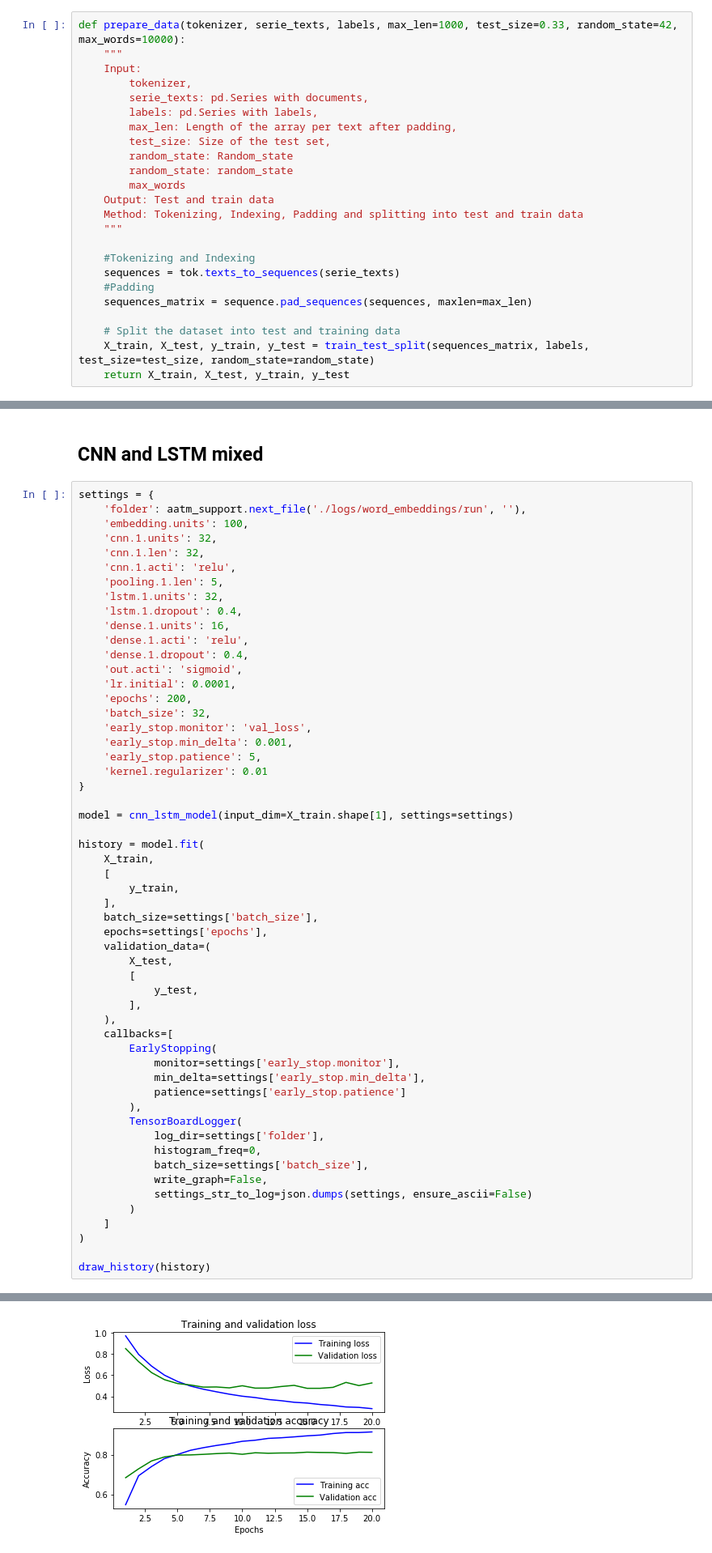
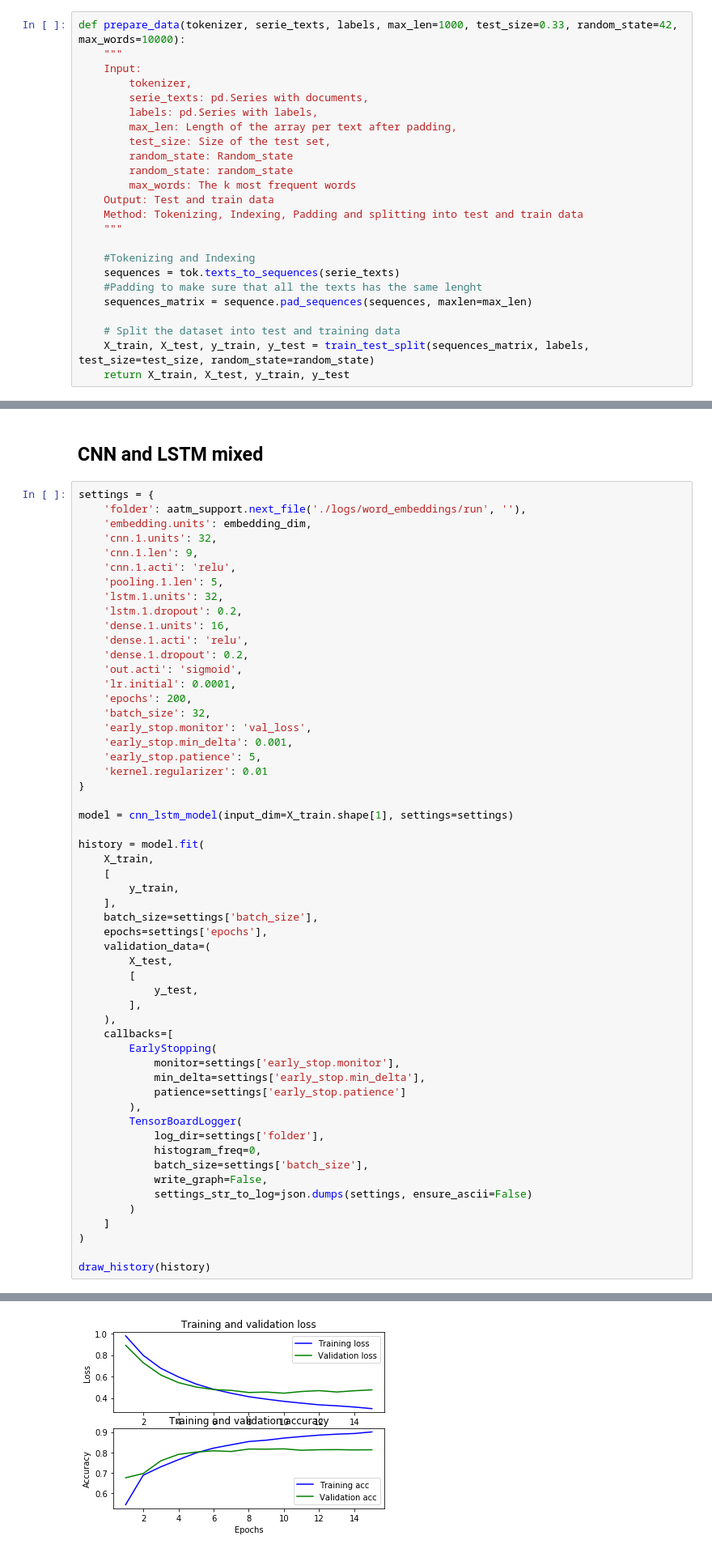
Before and after one commit to Jubke/AATM, a Jupyter notebook: LSTM-dataset_2.ipynb, the cells around one changed output, grey strips where cells are left out. Shown at 81% size. Drawn from its saved outputs; the diff is of its cells as text.

```diff
--- a/LSTM-dataset_2.ipynb
+++ b/LSTM-dataset_2.ipynb
@@ -111,14 +94,14 @@ def prepare_data(tokenizer, serie_texts, labels, max_len=1000, test_size=0.33, r
         test_size: Size of the test set,
         random_state: Random_state
         random_state: random_state
-        max_words
+        max_words: The k most frequent words
     Output: Test and train data
     Method: Tokenizing, Indexing, Padding and splitting into test and train data
     """
 
     #Tokenizing and Indexing
     sequences = tok.texts_to_sequences(serie_texts)
-    #Padding
+    #Padding to make sure that all the texts has the same lenght
     sequences_matrix = sequence.pad_sequences(sequences, maxlen=max_len)
 
     # Split the dataset into test and training data
@@ -904,16 +915,16 @@ acc: 54.42%
 # %%
 settings = {
     'folder': aatm_support.next_file('./logs/word_embeddings/run', ''),
-    'embedding.units': 100,
+    'embedding.units': embedding_dim,
     'cnn.1.units': 32,
-    'cnn.1.len': 32,
+    'cnn.1.len': 9,
     'cnn.1.acti': 'relu',
     'pooling.1.len': 5,
     'lstm.1.units': 32,
-    'lstm.1.dropout': 0.4,
+    'lstm.1.dropout': 0.2,
     'dense.1.units': 16,
     'dense.1.acti': 'relu',
-    'dense.1.dropout': 0.4,
+    'dense.1.dropout': 0.2,
     'out.acti': 'sigmoid',
     'lr.initial': 0.0001,
     'epochs': 200,
@@ -977,4 +988,4 @@ Epoch 20/200
-[figure, old version]
+[figure, new version]
 # %%
 # Run this to save a model after training
 model.save(aatm_support.next_file('./models/Embedded_models/embedded_cnn_lstm/model', '.h5'))
```
Also changed, not shown: parts of 34 cells of this notebook.
